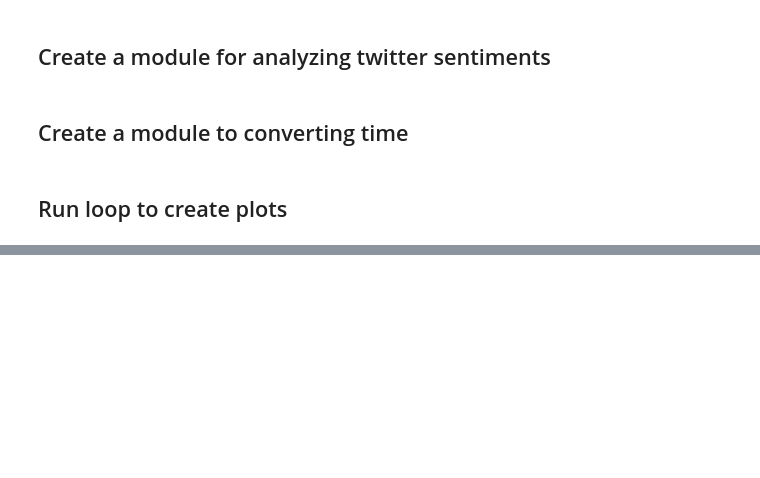
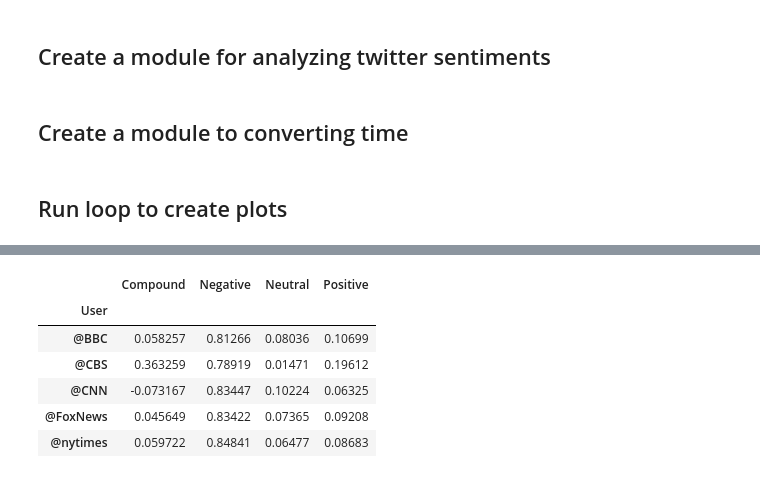
Before and after one commit to themarylin/Twitter-API, a Jupyter notebook: Twitter_API.ipynb, the cells around one changed output, grey strips where cells are left out. Saved outputs shown, nothing was run; the diff lists cells and outputs as text; code cells hidden in the pictures; blank space fills up the shorter version.

```diff
--- a/Twitter_API.ipynb
+++ b/Twitter_API.ipynb
@@ -106,2 +104,13 @@ sentiments_pd.head()
 # %%
 sentiments_pd.to_csv('Output/sentiments_pd.csv')
+# %%
+grouped = sentiments_pd.groupby(['User']).mean()
+grouped.head()
+# %% [output]
+|  | Compound | Negative | Neutral | Positive |
+| User |  |  |  |  |
+| @BBC | 0.058257 | 0.81266 | 0.08036 | 0.10699 |
+| @CBS | 0.363259 | 0.78919 | 0.01471 | 0.19612 |
+| @CNN | -0.073167 | 0.83447 | 0.10224 | 0.06325 |
+| @FoxNews | 0.045649 | 0.83422 | 0.07365 | 0.09208 |
+| @nytimes | 0.059722 | 0.84841 | 0.06477 | 0.08683 |
```
Also changed, not shown: parts of 5 cells of this notebook, 8 other files.
